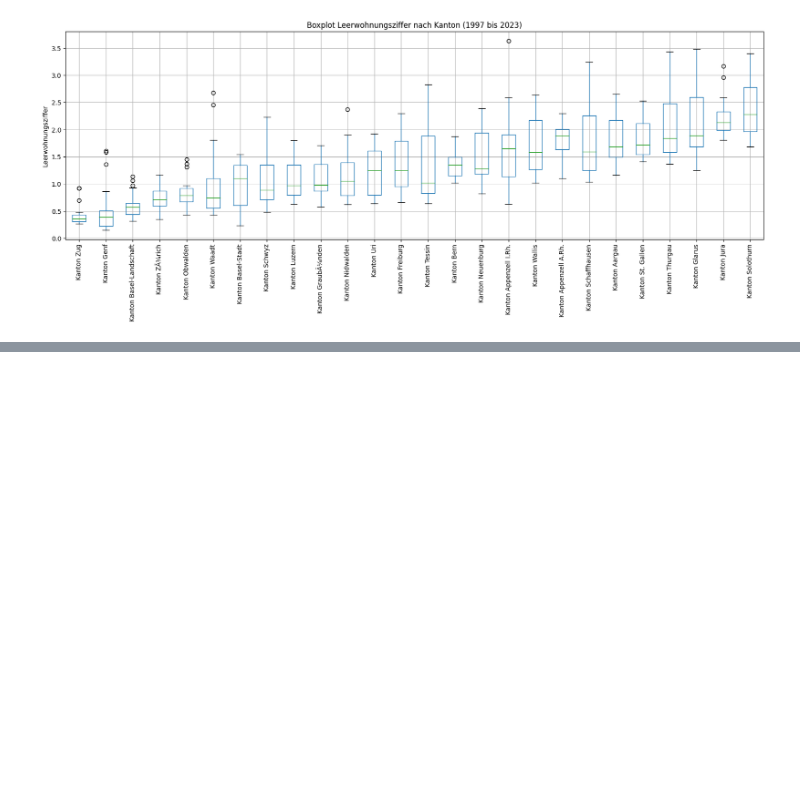
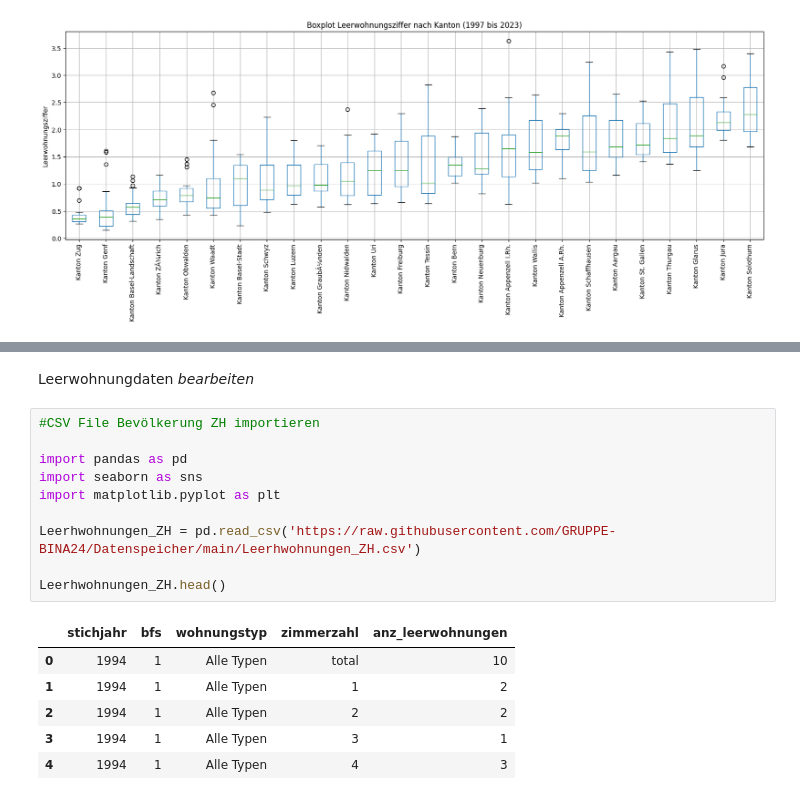
Before and after one commit to GRUPPE-BINA24/Datenspeicher, a Jupyter notebook: Kopie_von_Semesterarbeit_BINA.ipynb, the cells around one changed output, grey strips where cells are left out. Cells and saved outputs as stored; diff of their text form; blank space fills up the shorter version.

```diff
--- a/Kopie_von_Semesterarbeit_BINA.ipynb
+++ b/Kopie_von_Semesterarbeit_BINA.ipynb
@@ -401,0 +442,19 @@ Requirement already satisfied: packaging in /usr/local/lib/python3.10/dist-packa
+# %% [markdown]
+Leerwohnungdaten *bearbeiten*
+# %%
+#CSV File Bevölkerung ZH importieren
+
+import pandas as pd
+import seaborn as sns
+import matplotlib.pyplot as plt
+
+Leerhwohnungen_ZH = pd.read_csv('https://raw.githubusercontent.com/GRUPPE-BINA24/Datenspeicher/main/Leerhwohnungen_ZH.csv')
+
+Leerhwohnungen_ZH.head()
+# %% [output]
+|  | stichjahr | bfs | wohnungstyp | zimmerzahl | anz_leerwohnungen |
+| 0 | 1994 | 1 | Alle Typen | total | 10 |
+| 1 | 1994 | 1 | Alle Typen | 1 | 2 |
+| 2 | 1994 | 1 | Alle Typen | 2 | 2 |
+| 3 | 1994 | 1 | Alle Typen | 3 | 1 |
+| 4 | 1994 | 1 | Alle Typen | 4 | 3 |
```
Also changed, not shown: parts of 7 cells of this notebook.
